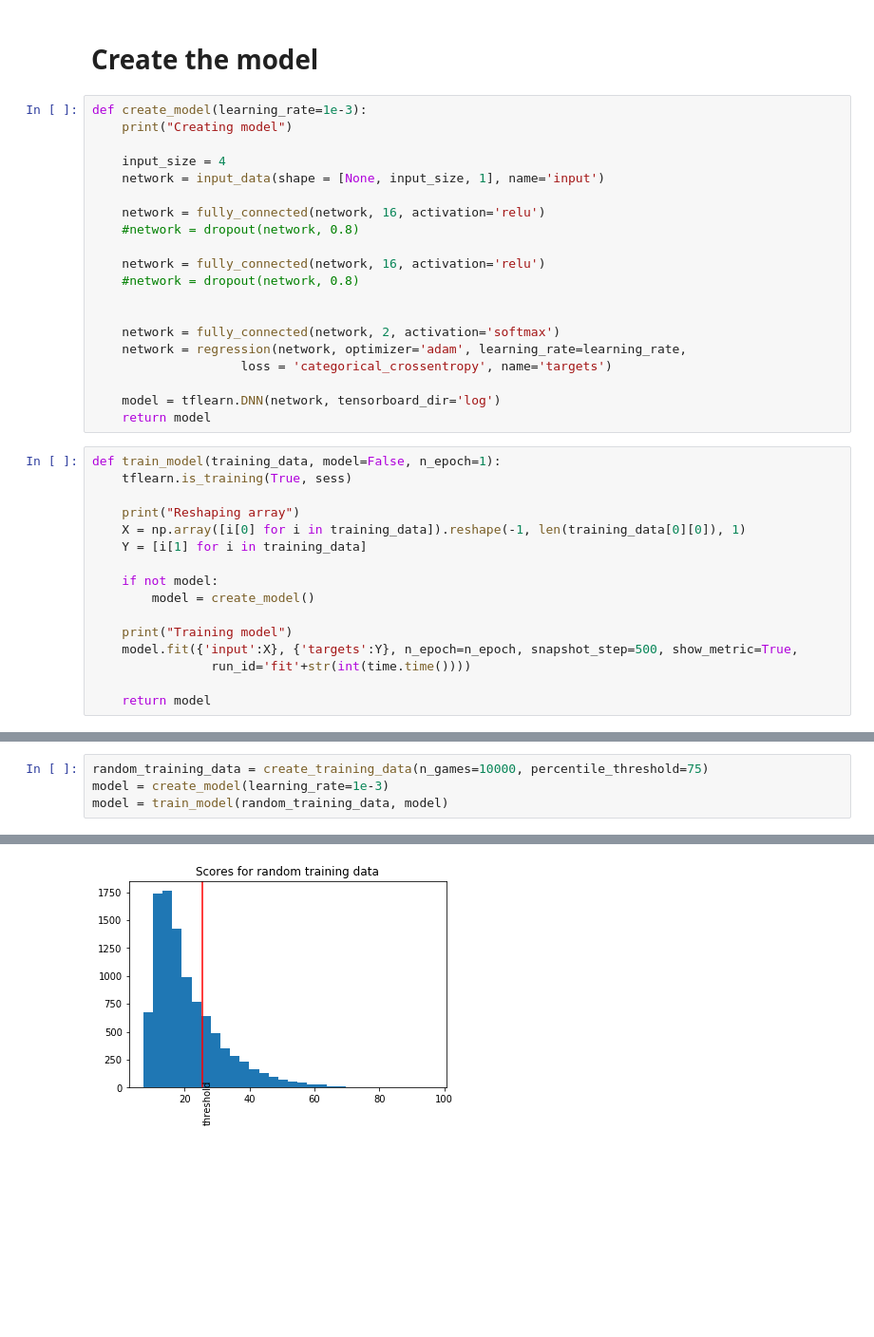
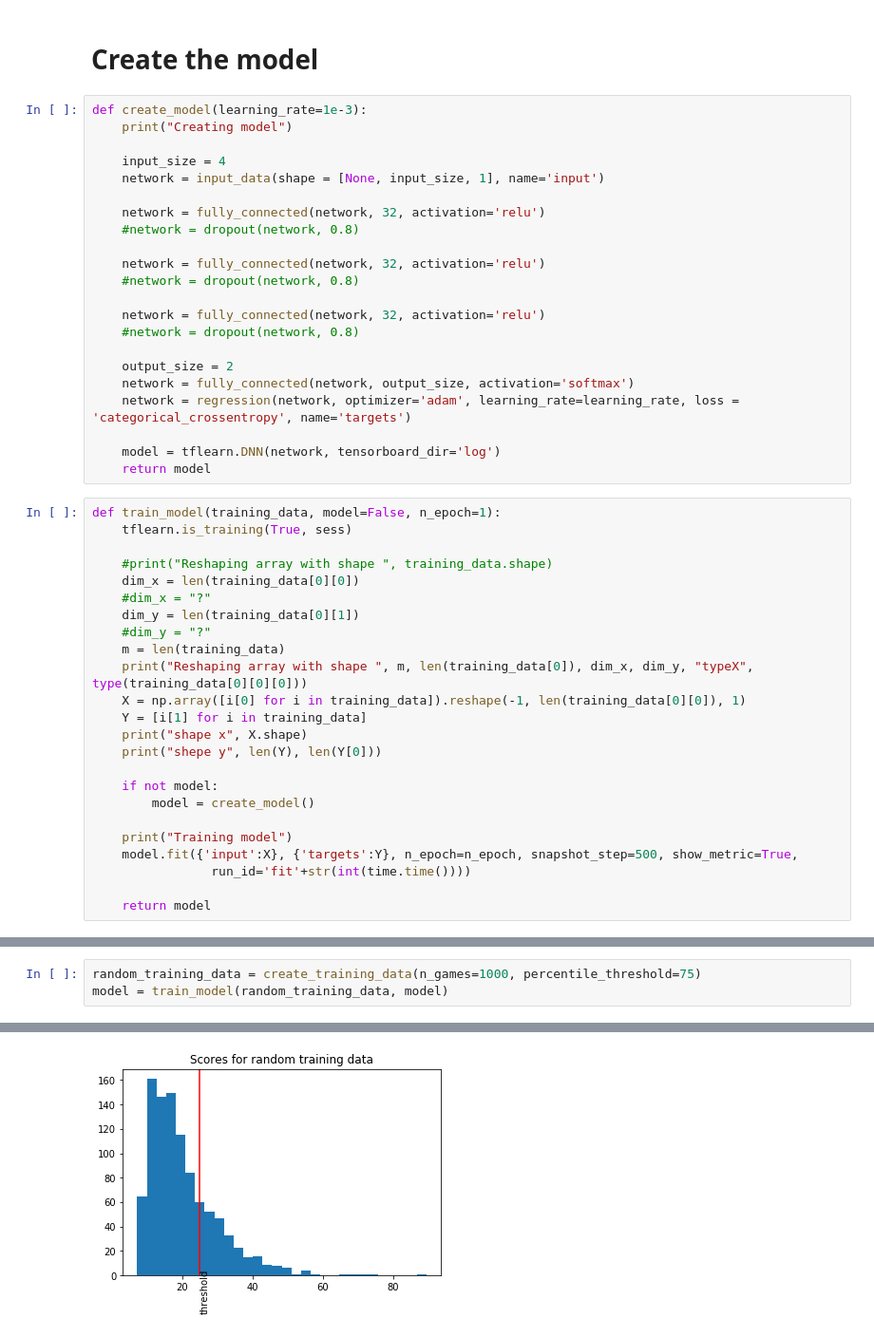
Before and after one commit to mainbrain/openai_cartpole, a Jupyter notebook: Cartpole.ipynb, the cells around one changed output, grey strips where cells are left out. Shown at 95% size. Drawn from its saved outputs; the diff is of its cells as text; blank space fills up the shorter version.

```diff
--- a/Cartpole.ipynb
+++ b/Cartpole.ipynb
@@ -92,16 +110,18 @@ def create_model(learning_rate=1e-3):
     input_size = 4
     network = input_data(shape = [None, input_size, 1], name='input')
 
-    network = fully_connected(network, 16, activation='relu')
+    network = fully_connected(network, 32, activation='relu')
     #network = dropout(network, 0.8)
 
-    network = fully_connected(network, 16, activation='relu')
+    network = fully_connected(network, 32, activation='relu')
     #network = dropout(network, 0.8)
 
+    network = fully_connected(network, 32, activation='relu')
+    #network = dropout(network, 0.8)
 
-    network = fully_connected(network, 2, activation='softmax')
-    network = regression(network, optimizer='adam', learning_rate=learning_rate,
-                    loss = 'categorical_crossentropy', name='targets')
+    output_size = 2
+    network = fully_connected(network, output_size, activation='softmax')
+    network = regression(network, optimizer='adam', learning_rate=learning_rate, loss = 'categorical_crossentropy', name='targets')
 
     model = tflearn.DNN(network, tensorboard_dir='log')
     return model
@@ -109,9 +129,17 @@ def create_model(learning_rate=1e-3):
 def train_model(training_data, model=False, n_epoch=1):
     tflearn.is_training(True, sess)
 
-    print("Reshaping array")
+    #print("Reshaping array with shape ", training_data.shape)
+    dim_x = len(training_data[0][0])
+    #dim_x = "?"
+    dim_y = len(training_data[0][1])
+    #dim_y = "?"
+    m = len(training_data)
+    print("Reshaping array with shape ", m, len(training_data[0]), dim_x, dim_y, "typeX", type(training_data[0][0][0]))
     X = np.array([i[0] for i in training_data]).reshape(-1, len(training_data[0][0]), 1)
     Y = [i[1] for i in training_data]
+    print("shape x", X.shape)
+    print("shepe y", len(Y), len(Y[0]))
 
     if not model:
         model = create_model()
@@ -124,5 +159,4 @@ def train_model(training_data, model=False, n_epoch=1):
 # %%
-random_training_data = create_training_data(n_games=10000, percentile_threshold=75)
-model = create_model(learning_rate=1e-3)
+random_training_data = create_training_data(n_games=1000, percentile_threshold=75)
 model = train_model(random_training_data, model)
 # %% [output]
@@ -133,3 +167,3 @@ Training Step: 1522  | total loss: 0.68099 | time: 23.368s
 --
-[figure, old version]
+[figure, new version]
 # %% [markdown]
```
Also changed, not shown: parts of 16 cells of this notebook.
